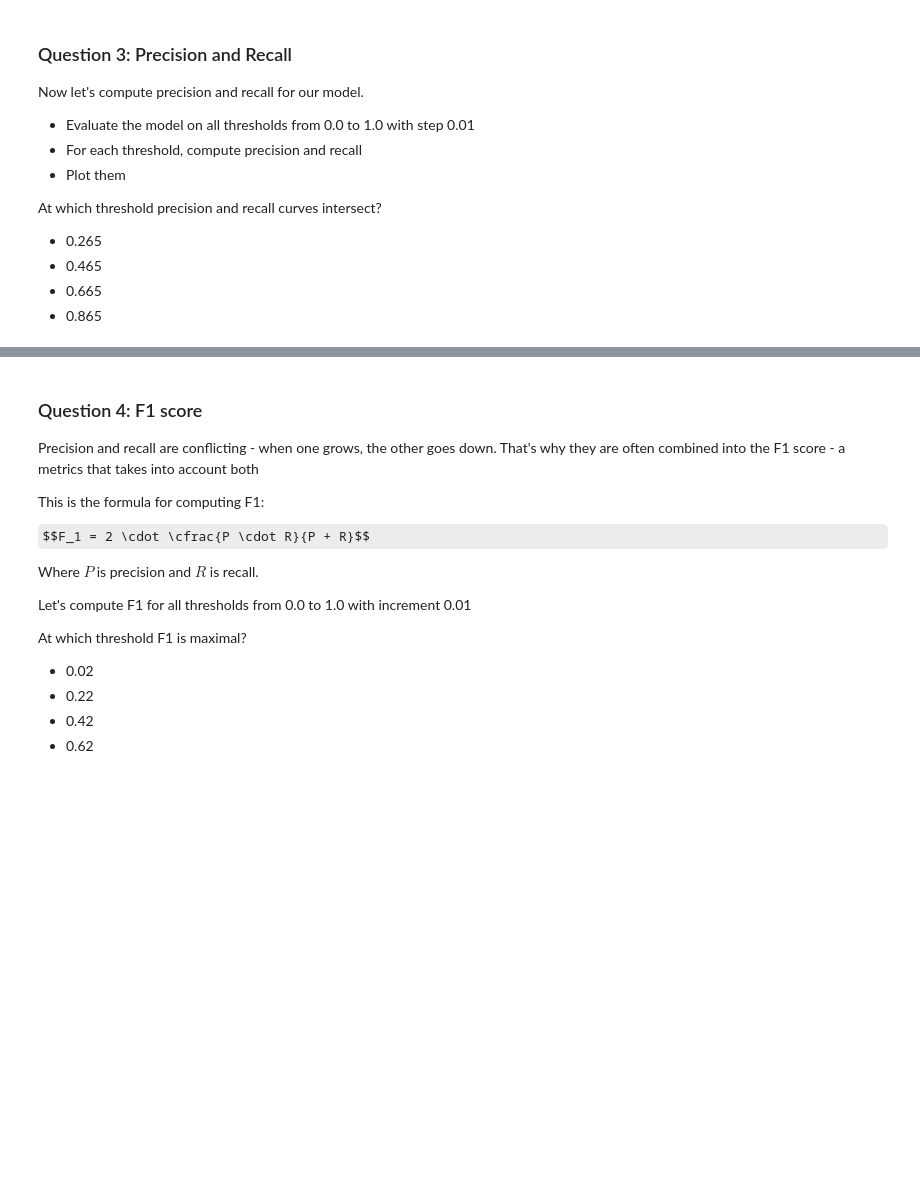
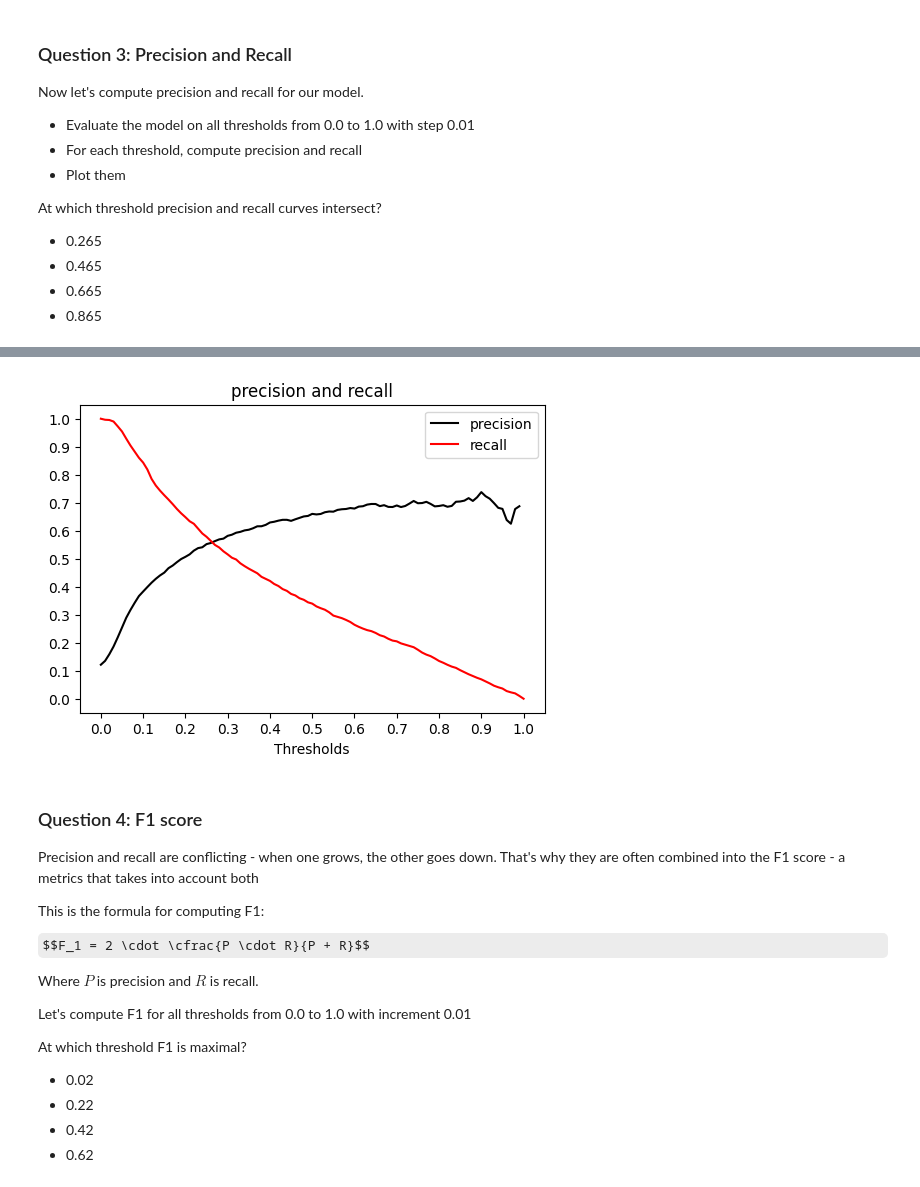
Before and after one commit to elinaharnovich/ml-zoomcamp, a Jupyter notebook: homework_4/homework_4.ipynb, the cells around one changed output, grey strips where cells are left out. Cells and saved outputs as stored; diff of their text form; code cells hidden in the pictures; some formulas as TeX source; blank space fills up the shorter version.

Commit message:
add question 3: precision/recall

```diff
--- a/homework_4/homework_4.ipynb
+++ b/homework_4/homework_4.ipynb
@@ -128,0 +132,17 @@ At which threshold precision and recall curves intersect?
+# %%
+scores = []
+
+thresholds = np.linspace(0, 1, 101)
+
+for t in thresholds:
+    tp = ((y_pred >= t) & (y_val == 1)).sum()
+    fp = ((y_pred >= t) & (y_val == 0)).sum()
+    fn = ((y_pred < t) & (y_val == 1)).sum()
+    tn = ((y_pred < t) & (y_val == 0)).sum()
+    print(t, tp+fp)
+    precision = tp / (tp + fp)
+    recall = tp / (tp + fn)
+    scores.append((t, precision, recall))
+
+df_scores = pd.DataFrame(scores)
+df_scores.columns = ['threshold', 'precision', 'recall']
@@ -129,3 +183,21 @@ At which threshold precision and recall curves intersect?
+# %%
+plt.figure(figsize=(6, 4))
+
+plt.plot(df_scores.threshold, df_scores.precision, color='black', linestyle='solid', label='precision')
+plt.plot(df_scores.threshold, df_scores.recall, color='red', linestyle='solid', label='recall')
+plt.legend()
+
+plt.xticks(np.linspace(0, 1, 11))
+plt.yticks(np.linspace(0, 1, 11))
+
+plt.xlabel('Thresholds')
+plt.title('precision and recall')
+
+# plt.savefig('04_fpr_tpr_plot.svg')
+
+plt.show()
+# %% [output]
+[figure, added]
 # %% [markdown]
 ### Question 4: F1 score
 
```
Also changed, not shown: parts of 3 cells of this notebook.
